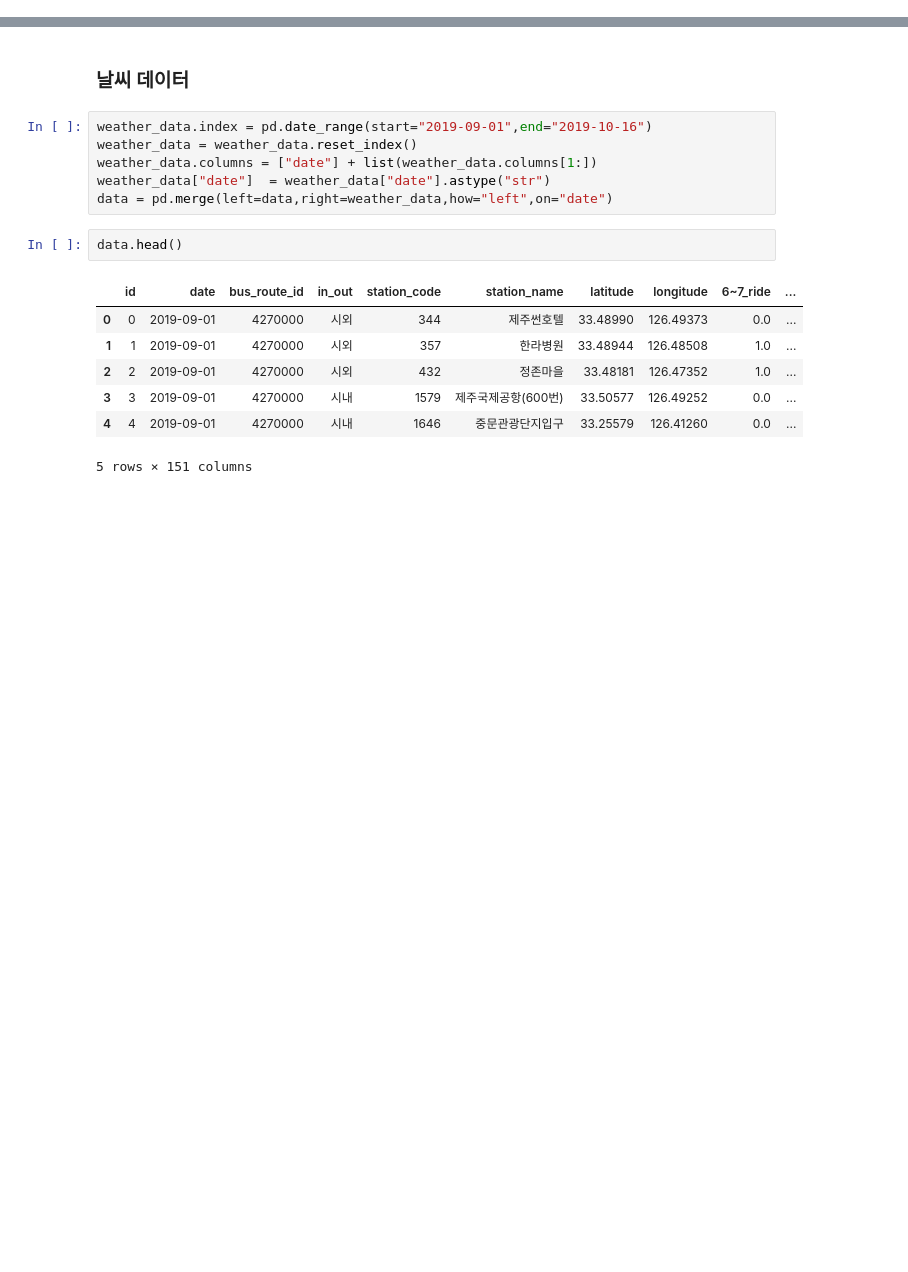
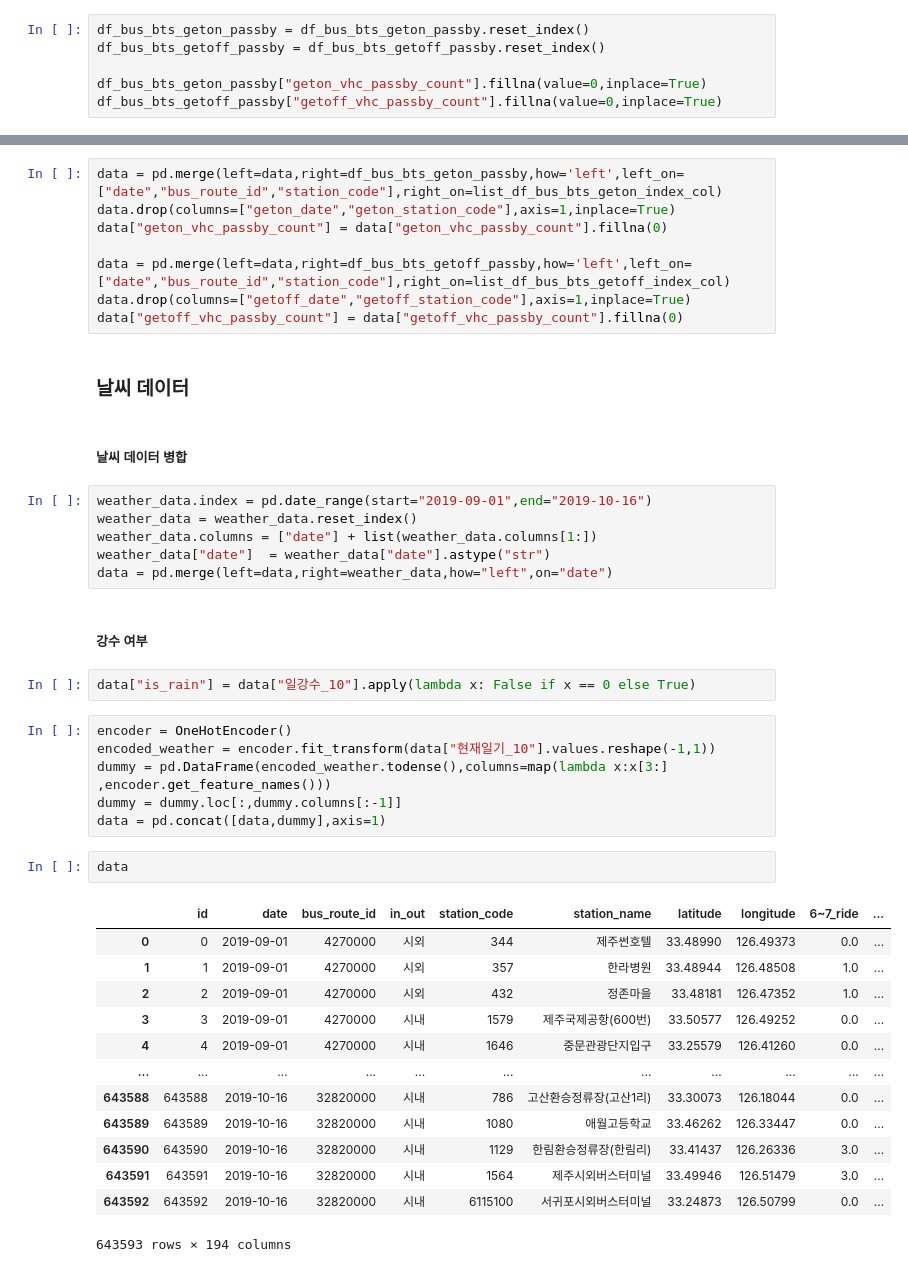
Before and after one commit to JerryKwon/Dacon_Supporters_1st, a Jupyter notebook: submissions/2nd_week/[데이콘 서포터즈 1기_권영인] How much heck the bus is in jeju than seoul_2nd week.ipynb, the cells around one changed output, grey strips where cells are left out. Saved outputs shown, nothing was run; the diff lists cells and outputs as text; blank space fills up the shorter version.

```diff
--- a/submissions/2nd_week/[데이콘 서포터즈 1기_권영인] How much heck the bus is in jeju than seoul_2nd week.ipynb
+++ b/submissions/2nd_week/[데이콘 서포터즈 1기_권영인] How much heck the bus is in jeju than seoul_2nd week.ipynb
@@ -625,0 +763,6 @@ bts
+# %%
+df_bus_bts_geton_passby = df_bus_bts_geton_passby.reset_index()
+df_bus_bts_getoff_passby = df_bus_bts_getoff_passby.reset_index()
+
+df_bus_bts_geton_passby["geton_vhc_passby_count"].fillna(value=0,inplace=True)
+df_bus_bts_getoff_passby["getoff_vhc_passby_count"].fillna(value=0,inplace=True)
@@ -626,18 +779,44 @@ bts
+# %%
+data = pd.merge(left=data,right=df_bus_bts_geton_passby,how='left',left_on=["date","bus_route_id","station_code"],right_on=list_df_bus_bts_geton_index_col)
+data.drop(columns=["geton_date","geton_station_code"],axis=1,inplace=True)
+data["geton_vhc_passby_count"] = data["geton_vhc_passby_count"].fillna(0)
+
+data = pd.merge(left=data,right=df_bus_bts_getoff_passby,how='left',left_on=["date","bus_route_id","station_code"],right_on=list_df_bus_bts_getoff_index_col)
+data.drop(columns=["getoff_date","getoff_station_code"],axis=1,inplace=True)
+data["getoff_vhc_passby_count"] = data["getoff_vhc_passby_count"].fillna(0)
 # %% [markdown]
 ### 날씨 데이터
+# %% [markdown]
+##### 날씨 데이터 병합
 # %%
 weather_data.index = pd.date_range(start="2019-09-01",end="2019-10-16")
 weather_data = weather_data.reset_index()
 weather_data.columns = ["date"] + list(weather_data.columns[1:])
 weather_data["date"]  = weather_data["date"].astype("str")
 data = pd.merge(left=data,right=weather_data,how="left",on="date")
+# %% [markdown]
+##### 강수 여부
+# %%
+data["is_rain"] = data["일강수_10"].apply(lambda x: False if x == 0 else True)
+# %%
+encoder = OneHotEncoder()
+encoded_weather = encoder.fit_transform(data["현재일기_10"].values.reshape(-1,1))
+dummy = pd.DataFrame(encoded_weather.todense(),columns=map(lambda x:x[3:] ,encoder.get_feature_names()))
+dummy = dummy.loc[:,dummy.columns[:-1]]
+data = pd.concat([data,dummy],axis=1)
 # %%
-data.head()
+data
 # %% [output]
 |  | id | date | bus_route_id | in_out | station_code | station_name | latitude | longitude | 6~7_ride | ... |
 | 0 | 0 | 2019-09-01 | 4270000 | 시외 | 344 | 제주썬호텔 | 33.48990 | 126.49373 | 0.0 | ... |
 | 1 | 1 | 2019-09-01 | 4270000 | 시외 | 357 | 한라병원 | 33.48944 | 126.48508 | 1.0 | ... |
 | 2 | 2 | 2019-09-01 | 4270000 | 시외 | 432 | 정존마을 | 33.48181 | 126.47352 | 1.0 | ... |
 | 3 | 3 | 2019-09-01 | 4270000 | 시내 | 1579 | 제주국제공항(600번) | 33.50577 | 126.49252 | 0.0 | ... |
 | 4 | 4 | 2019-09-01 | 4270000 | 시내 | 1646 | 중문관광단지입구 | 33.25579 | 126.41260 | 0.0 | ... |
+| ... | ... | ... | ... | ... | ... | ... | ... | ... | ... | ... |
+| 643588 | 643588 | 2019-10-16 | 32820000 | 시내 | 786 | 고산환승정류장(고산1리) | 33.30073 | 126.18044 | 0.0 | ... |
+| 643589 | 643589 | 2019-10-16 | 32820000 | 시내 | 1080 | 애월고등학교 | 33.46262 | 126.33447 | 0.0 | ... |
+| 643590 | 643590 | 2019-10-16 | 32820000 | 시내 | 1129 | 한림환승정류장(한림리) | 33.41437 | 126.26336 | 3.0 | ... |
+| 643591 | 643591 | 2019-10-16 | 32820000 | 시내 | 1564 | 제주시외버스터미널 | 33.49946 | 126.51479 | 3.0 | ... |
+| 643592 | 643592 | 2019-10-16 | 32820000 | 시내 | 6115100 | 서귀포시외버스터미널 | 33.24873 | 126.50799 | 0.0 | ... |
-5 rows × 151 columns
+643593 rows × 194 columns
```
Also changed, not shown: parts of 29 cells of this notebook.
